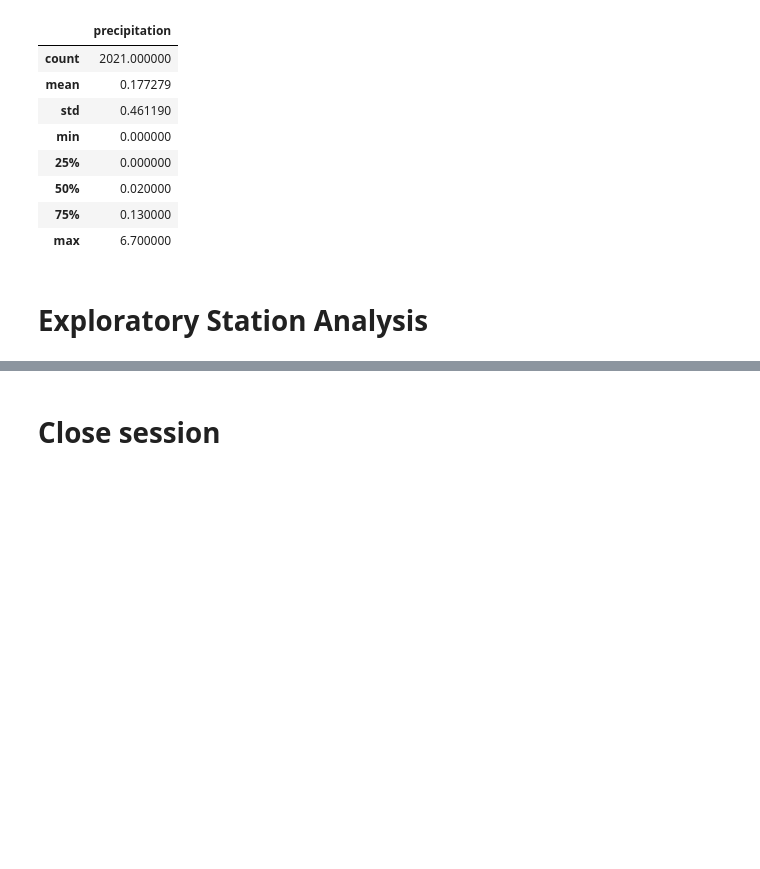
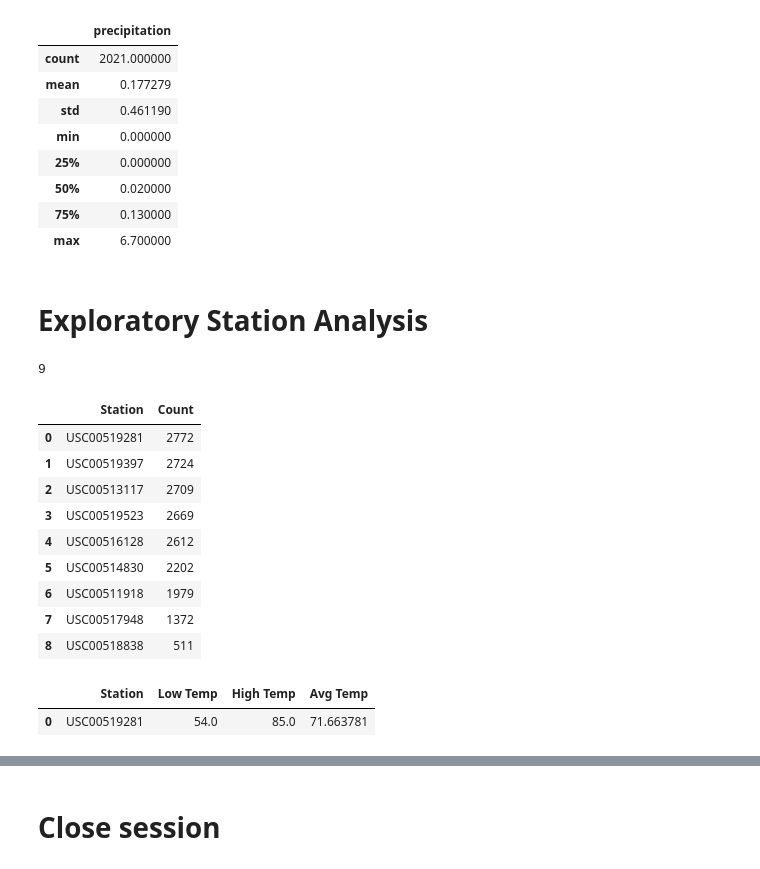
Before and after one commit to esalgado28/Hawaii-weather-analysis, a Jupyter notebook: climate_analysis.ipynb, the cells around one changed output, grey strips where cells are left out. Cells and saved outputs as stored; diff of their text form; code cells hidden in the pictures; blank space fills up the shorter version.

```diff
--- a/climate_starter.ipynb
+++ b/climate_analysis.ipynb
@@ -101,11 +101,42 @@ df.describe()
 # Exploratory Station Analysis
 # %%
 # Design a query to calculate the total number stations in the dataset
+session.query(Measurement).group_by(Measurement.station).count()
+# %% [output]
+9
 # %%
 # Design a query to find the most active stations (i.e. what stations have the most rows?)
 # List the stations and the counts in descending order.
+sel = [Measurement.station, func.count(Measurement.station)]
+
+stations = session.query(*sel).group_by(Measurement.station).\
+        order_by(func.count(Measurement.station).desc()).all()
+
+pd.DataFrame(stations, columns=['Station', 'Count'])
+# %% [output]
+|  | Station | Count |
+| 0 | USC00519281 | 2772 |
+| 1 | USC00519397 | 2724 |
+| 2 | USC00513117 | 2709 |
+| 3 | USC00519523 | 2669 |
+| 4 | USC00516128 | 2612 |
+| 5 | USC00514830 | 2202 |
+| 6 | USC00511918 | 1979 |
+| 7 | USC00517948 | 1372 |
+| 8 | USC00518838 | 511 |
 # %%
 # Using the most active station id from the previous query, calculate the lowest, highest, and average temperature.
+sel = [Measurement.station,
+       func.min(Measurement.tobs),
+       func.max(Measurement.tobs),
+       func.avg(Measurement.tobs)]
+
+result = session.query(*sel).filter(Measurement.station == stations[0][0]).all()
+
+pd.DataFrame(result, columns=['Station', 'Low Temp', 'High Temp', 'Avg Temp'])
+# %% [output]
+|  | Station | Low Temp | High Temp | Avg Temp |
+| 0 | USC00519281 | 54.0 | 85.0 | 71.663781 |
 # %%
 # Using the most active station id
 # Query the last 12 months of temperature observation data for this station and plot the results as a histogram
```
Also changed, not shown: parts of 2 cells of this notebook.
